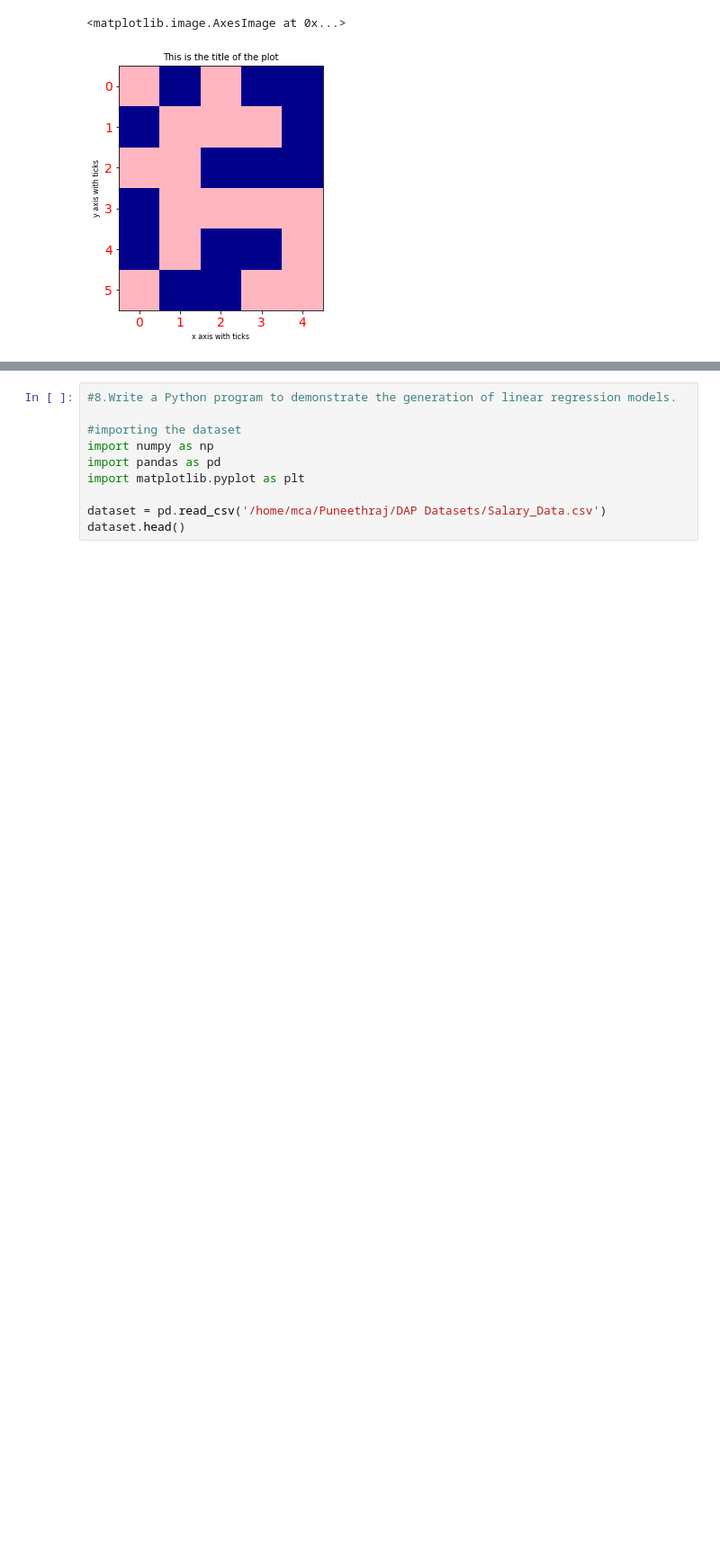
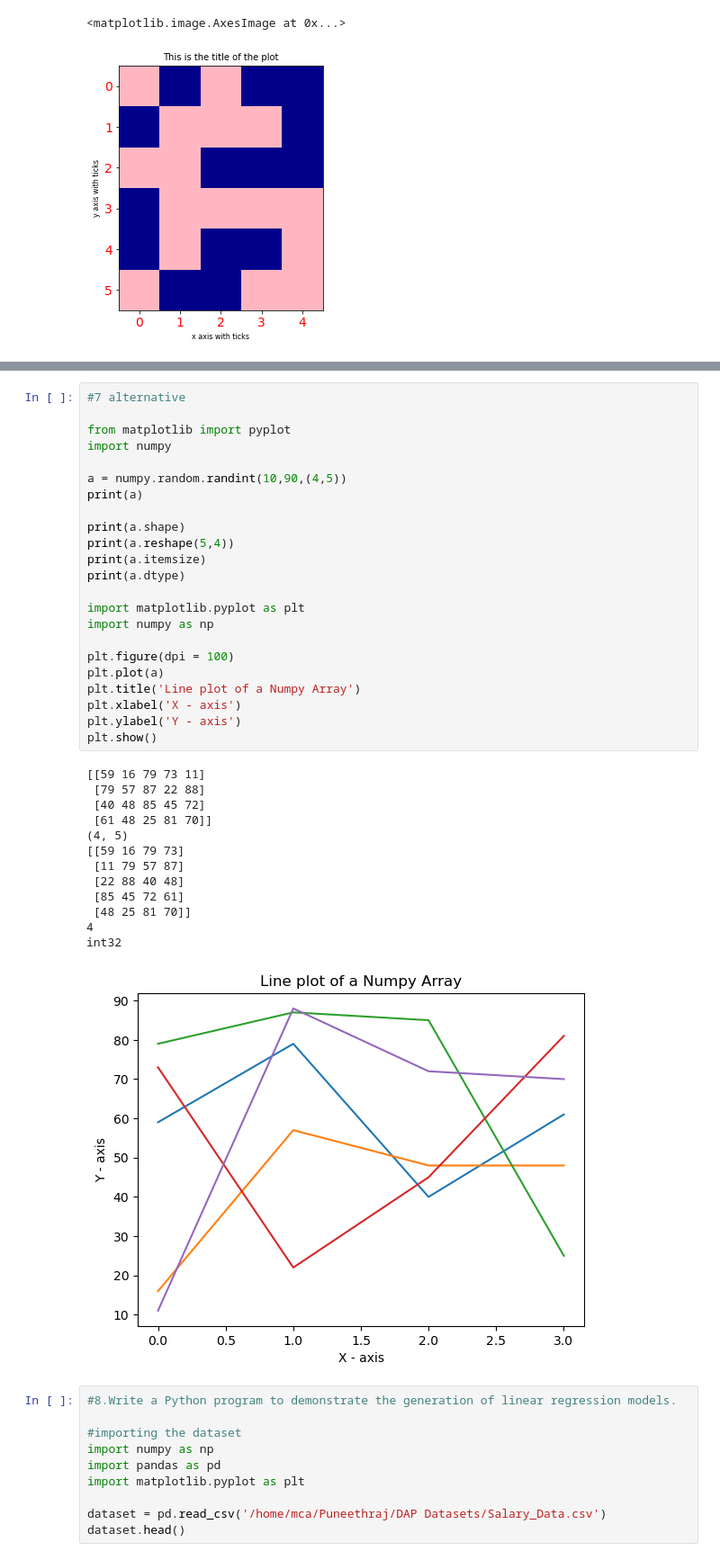
Before and after one commit to Puneethraj2000/MCA_2nd-Year, a Jupyter notebook: 3rd-Sem/Python/python.ipynb, the cells around one changed output, grey strips where cells are left out. Shown: that part at 90% size. Cells and saved outputs as stored; diff of their text form; blank space fills up the shorter version.

```diff
--- a/3rd-Sem/Python/python.ipynb
+++ b/3rd-Sem/Python/python.ipynb
@@ -945,3 +1005,40 @@ pyplot.imshow(data,cmap = colormap)
+# %%
+#7 alternative
+
+from matplotlib import pyplot
+import numpy
+
+a = numpy.random.randint(10,90,(4,5))
+print(a)
+
+print(a.shape)
+print(a.reshape(5,4))
+print(a.itemsize)
+print(a.dtype)
+
+import matplotlib.pyplot as plt
+import numpy as np
+
+plt.figure(dpi = 100)
+plt.plot(a)
+plt.title('Line plot of a Numpy Array')
+plt.xlabel('X - axis')
+plt.ylabel('Y - axis')
+plt.show()
+# %% [output]
+[[59 16 79 73 11]
+ [79 57 87 22 88]
+ [40 48 85 45 72]
+ [61 48 25 81 70]]
+(4, 5)
+[[59 16 79 73]
+ [11 79 57 87]
+ [22 88 40 48]
+ [85 45 72 61]
+ [48 25 81 70]]
+4
+int32
+[figure, added]
 # %%
 #8.Write a Python program to demonstrate the generation of linear regression models.
 
```
Also changed, not shown: parts of 2 cells of this notebook.
